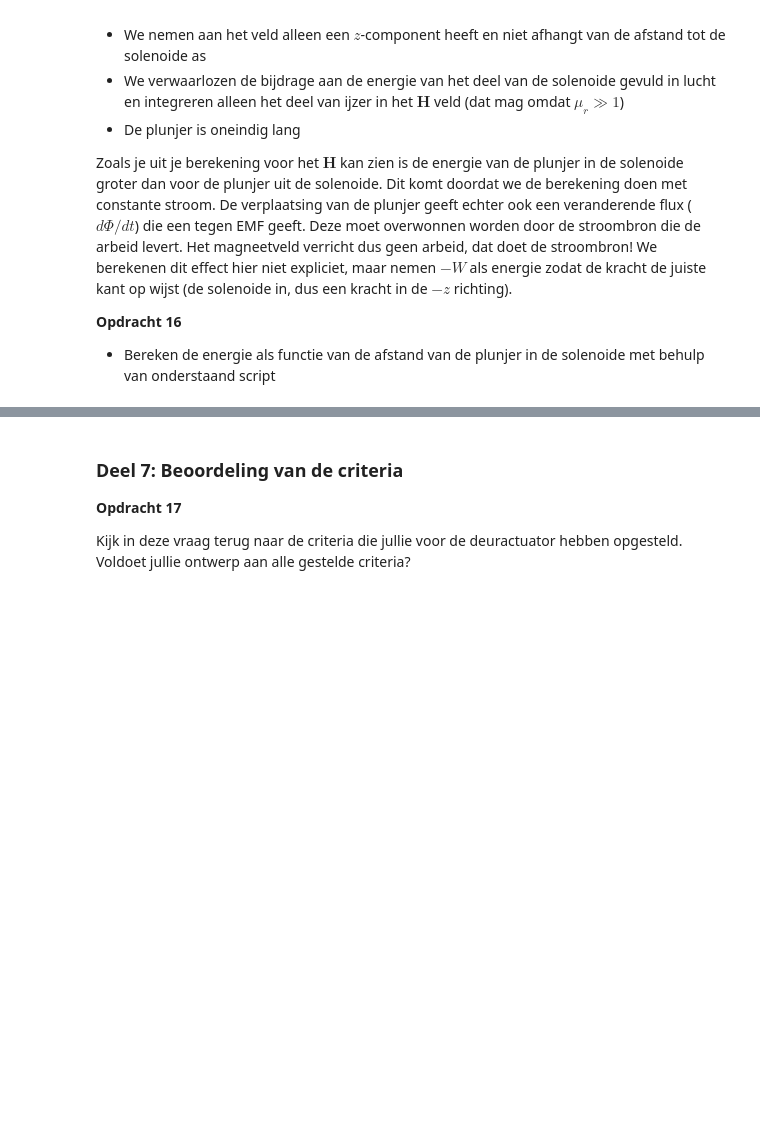
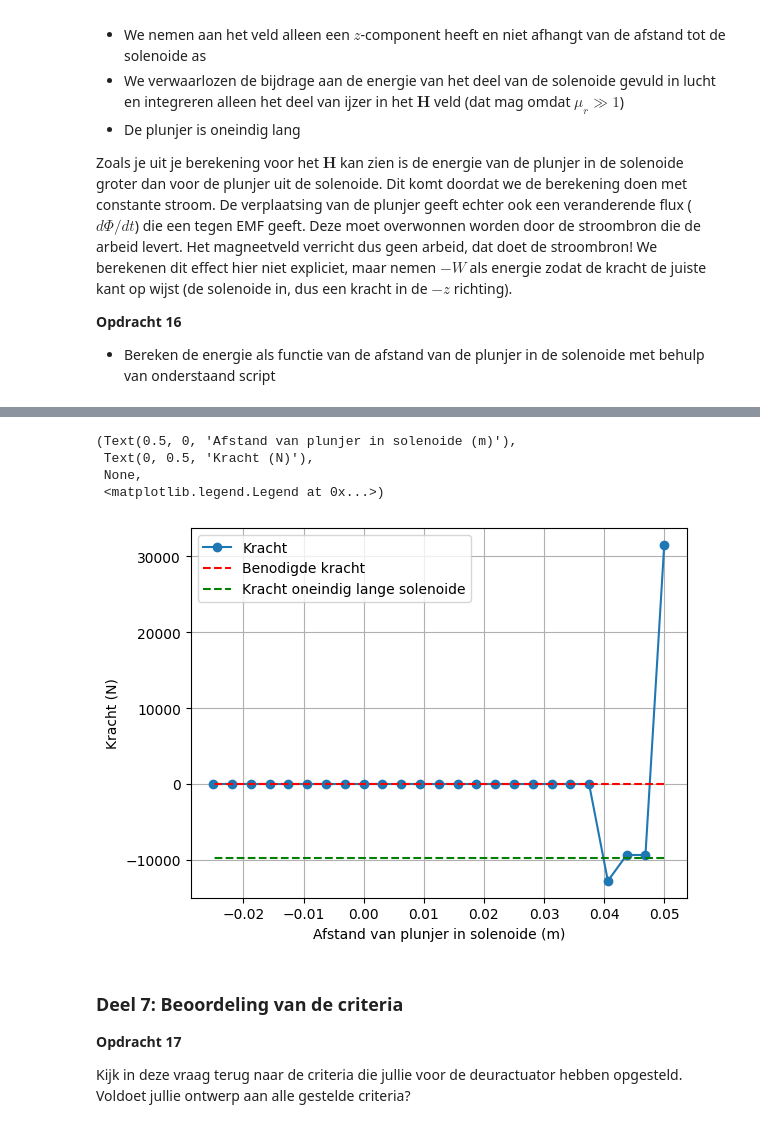
Before and after one commit to DRoelse/Daniel-Def-D, a Jupyter notebook: DigitaleOntwerpopdrachten/1CondensatorOpdracht/2KrachtactuatorOpdracht/KrachtactuatorOpdracht.ipynb, the cells around one changed output, grey strips where cells are left out. Saved outputs shown, nothing was run; the diff lists cells and outputs as text; code cells hidden in the pictures; blank space fills up the shorter version.

```diff
--- a/DigitaleOntwerpopdrachten/1CondensatorOpdracht/2KrachtactuatorOpdracht/KrachtactuatorOpdracht.ipynb
+++ b/DigitaleOntwerpopdrachten/1CondensatorOpdracht/2KrachtactuatorOpdracht/KrachtactuatorOpdracht.ipynb
@@ -471,13 +477,21 @@ NameError: name 'mu_r' is not defined
 # %%
-force_analytical = -mu_0*mu_r*np.pi*r_s**2*aantal_omwent**2*I**2/2/L_s**2 # Kracht uitrekenen numeriek
+force_analytical = -mu_0*mu_r*np.pi*r_sol**2*N**2*I**2/2/L_sol**2 # Kracht uitrekenen numeriek
 force_numerical=np.diff(Wz, n=1, append=[0])/(z_ax[1] - z_ax[0]) # Kracht uitrekenen
 
+
+
 # Plotting the results
-plt.plot(L_s/2 - z_ax, np.flipud(force_numerical), '-o', label='Kracht')
-plt.plot(L_s/2 - z_ax, (-5*9.8)*np.ones(n_ax), '--r', label='Benodigde kracht')
-plt.plot(L_s/2 - z_ax, force_analytical*np.ones(n_ax), '--g', label='Kracht oneindig lange solenoide')
+plt.plot(L_sol/2 - z_ax, np.flipud(force_numerical), '-o', label='Kracht')
+plt.plot(L_sol/2 - z_ax, (-5*9.8)*np.ones(n_ax), '--r', label='Benodigde kracht')
+plt.plot(L_sol/2 - z_ax, force_analytical*np.ones(n_ax), '--g', label='Kracht oneindig lange solenoide')
 plt.xlabel('Afstand van plunjer in solenoide (m)'), plt.ylabel('Kracht (N)'), plt.grid(), plt.legend()
-plt.ylim([-200, 0])
+#plt.ylim([-200, 0])
+# %% [output]
+(Text(0.5, 0, 'Afstand van plunjer in solenoide (m)'),
+ Text(0, 0.5, 'Kracht (N)'),
+ None,
+ <matplotlib.legend.Legend at 0x...>)
+[figure, added]
 # %% [markdown]
 ### Deel 7: Beoordeling van de criteria
 **Opdracht 17**
```
Also changed, not shown: parts of 4 cells of this notebook.
